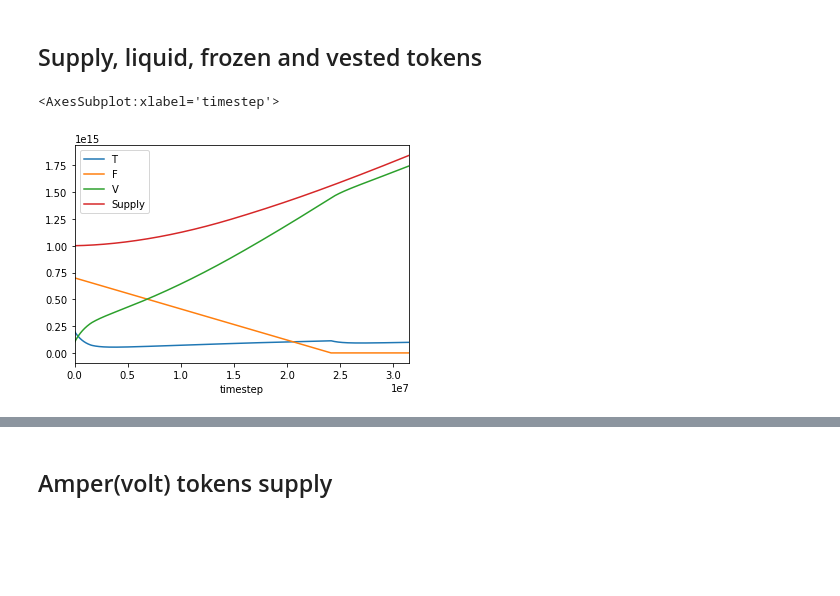
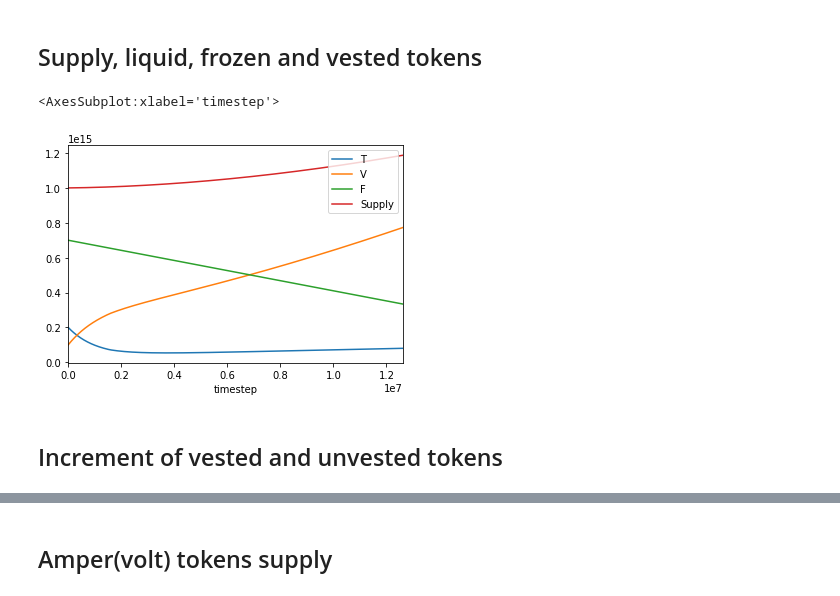
Before and after one commit to cybercongress/cyber, a Jupyter notebook: bostrom_simulation/simulation.ipynb, the cells around one changed output, grey strips where cells are left out. Drawn from its saved outputs; the diff is of its cells as text; code cells hidden in the pictures; blank space fills up the shorter version.

```diff
--- a/bostrom_simulation/simulation.ipynb
+++ b/bostrom_simulation/simulation.ipynb
@@ -343,7 +428,9 @@ df
 # %% [markdown]
 ## Supply, liquid, frozen and vested tokens
 # %%
-df.plot(kind='line', x='timestep', y=['T', 'F', 'V', 'Supply'])
+df[df.simulation==0].plot(kind='line', x='timestep', y=['T','V', 'F', 'Supply'])
 # %% [output]
 <AxesSubplot:xlabel='timestep'>
-[figure, old version]
+[figure, new version]
+# %% [markdown]
+## Increment of vested and unvested tokens
```
Also changed, not shown: parts of 33 cells of this notebook, 2 other files.
